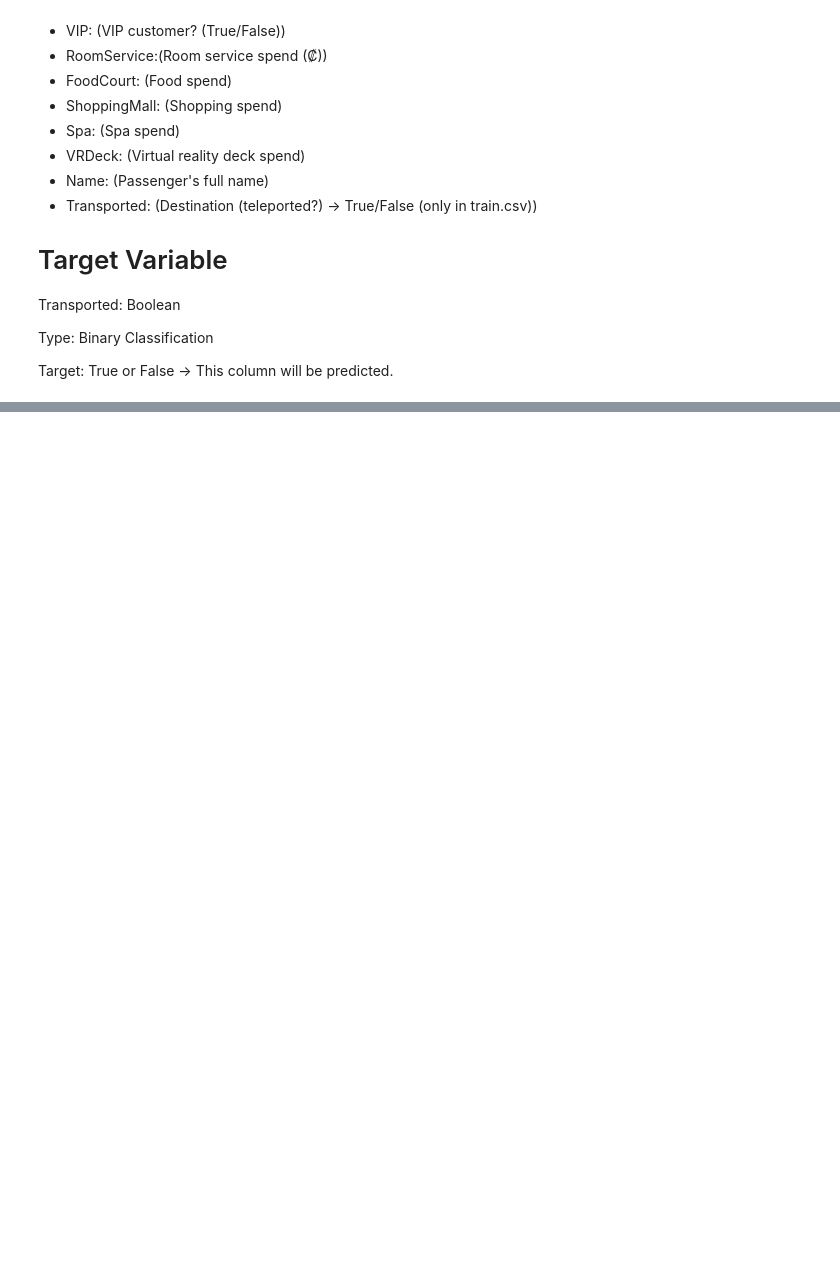
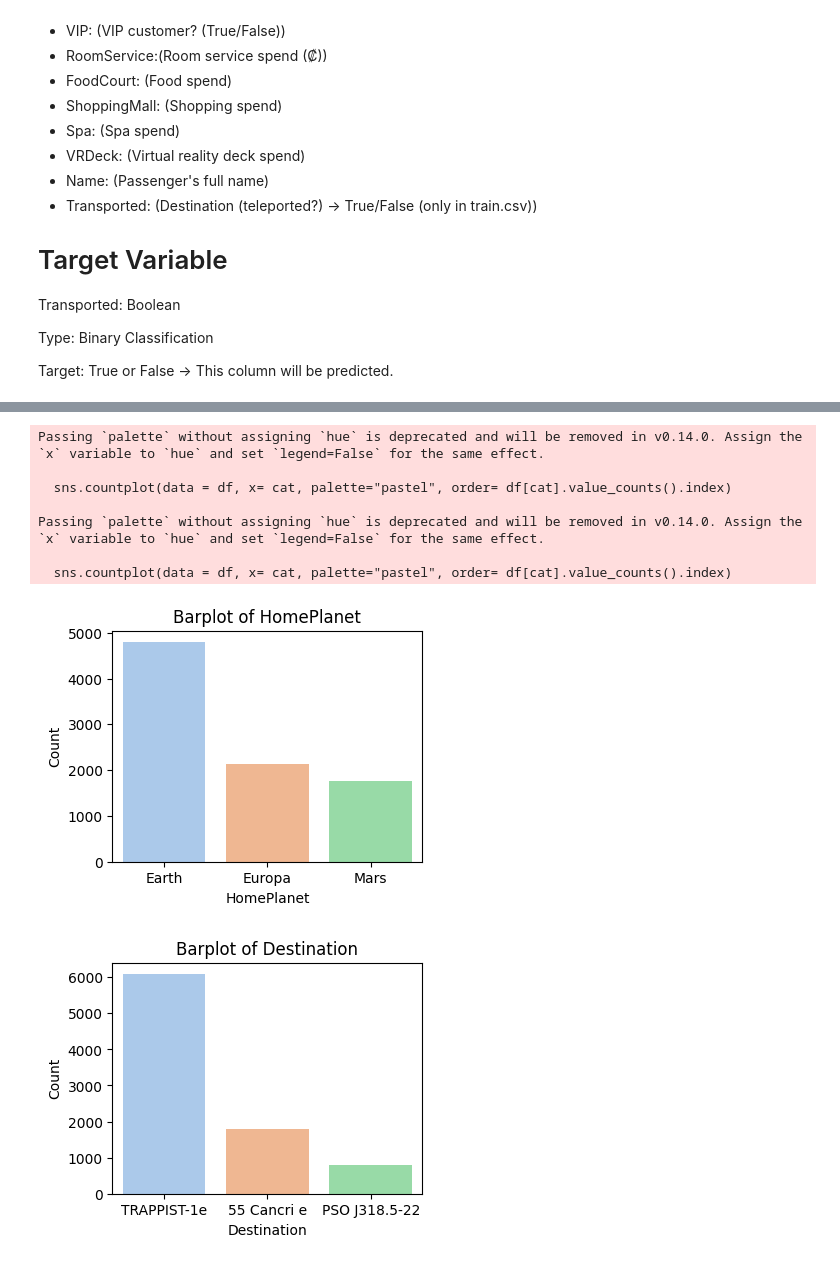
Before and after one commit to sameddemir444/spaceship-titanic-ml, a Jupyter notebook: notebook/spaceship-titanic.ipynb, the cells around one changed output, grey strips where cells are left out. Drawn from its saved outputs; the diff is of its cells as text; code cells hidden in the pictures; blank space fills up the shorter version.

```diff
--- a/notebook/spaceship-titanic.ipynb
+++ b/notebook/spaceship-titanic.ipynb
@@ -39,0 +267,20 @@ Target: True or False → This column will be predicted.
+# %%
+# Secondly, Let's visualize distribution of categorical columns:
+categorical_columns = df.select_dtypes(include = [object]).columns.tolist()
+
+for cat in categorical_columns:
+    plt.figure(figsize = (4,3))
+    sns.countplot(data = df, x= cat, palette="pastel", order= df[cat].value_counts().index)
+    plt.title(f"Barplot of {cat}")
+    plt.xlabel(cat)
+    plt.ylabel("Count")
+# %% [output]
+Passing `palette` without assigning `hue` is deprecated and will be removed in v0.14.0. Assign the `x` variable to `hue` and set `legend=False` for the same effect.
+
+  sns.countplot(data = df, x= cat, palette="pastel", order= df[cat].value_counts().index)
+
+Passing `palette` without assigning `hue` is deprecated and will be removed in v0.14.0. Assign the `x` variable to `hue` and set `legend=False` for the same effect.
+
+  sns.countplot(data = df, x= cat, palette="pastel", order= df[cat].value_counts().index)
+[figure, added]
+[figure, added]
```
Also changed, not shown: parts of 20 cells of this notebook.
